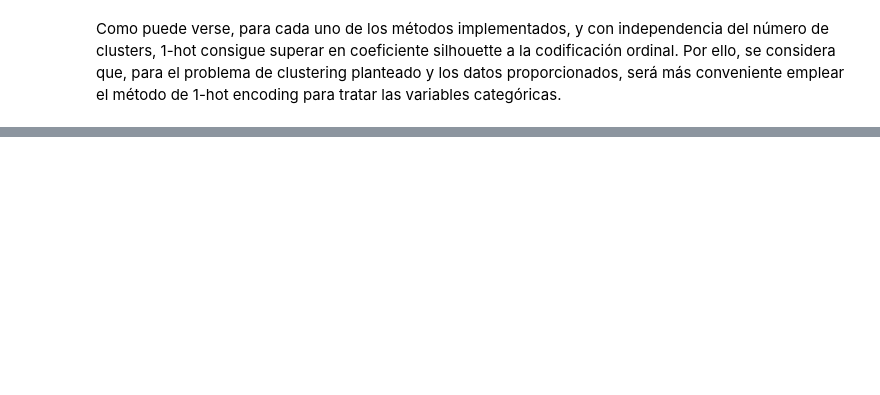
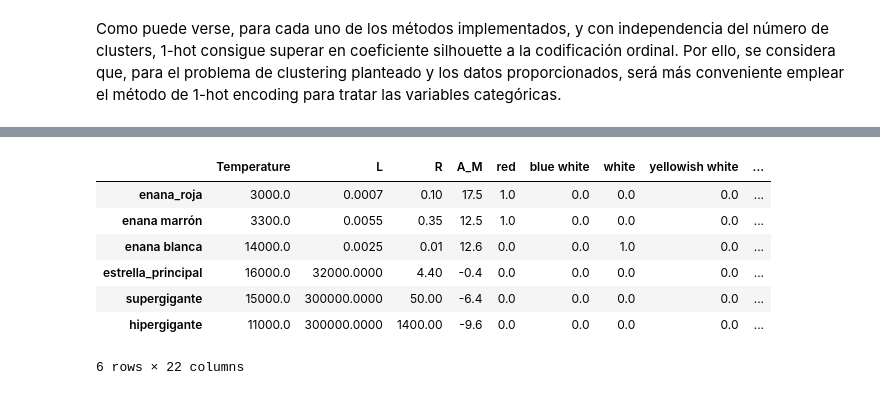
Before and after one commit to mgommez/practica2_ml, a Jupyter notebook: KMeans.ipynb, the cells around one changed output, grey strips where cells are left out. Drawn from its saved outputs; the diff is of its cells as text; code cells hidden in the pictures; blank space fills up the shorter version.

Commit message:
Comparación final, diccionario estrellas y selección del mejor método.

```diff
--- a/KMeans.ipynb
+++ b/KMeans.ipynb
@@ -1262,0 +1330,28 @@ Como puede verse, para cada uno de los métodos implementados, y con independenc
+# %%
+#Codificación de los datos de la tabla de estrellas
+standard_stars= {
+    "enana_roja": [3000, 0.0007, 0.1, 17.5, 1, 0,0,0,0,0,0,0,0,0,0,1,0,0,0,0,1,0],
+    "enana marrón": [3300, 0.0055, 0.35, 12.5, 1, 0,0,0,0,0,0,0,0,0,0,1,0,0,0,0,0,0],
+    "enana blanca": [14000, 0.0025, 0.01, 12.6,0, 0,1,0,0,0,0,0,0,0,0,0,1,0,0,0,0,1],
+    "estrella_principal": [16000, 32000, 4.4, -0.4, 0, 0,0,0,0,0,0,1,0,0,0,1,1,0,0,0,0,0],
+    "supergigante": [15000, 300000, 50, -6.4, 0, 0,0,0,0,0,0,1,0,0,0,1,1,0,0,0,0,0 ],
+    "hipergigante": [11000, 300000, 1400, -9.6, 0, 0,0,0,0,0,0,0,0,1,0,1,1,0,0,0,0,0 ]}
+
+# Definir las etiquetas para cada valor
+labels = ['Temperature', 'L', 'R', 'A_M', 'red', 'blue white', 'white', 'yellowish white', 'pale yellow orange', 'blue',
+          'whitish', 'yellow white', 'orange', 'yellowish', 'orange-red', 'M', 'B', 'A', 'F', 'O', 'K', 'G']
+
+# Convertir el diccionario en un DataFrame
+standard_stars = pd.DataFrame(standard_stars, index=labels).T
+
+
+standard_stars
+# %% [output]
+|  | Temperature | L | R | A_M | red | blue white | white | yellowish white | ... |
+| enana_roja | 3000.0 | 0.0007 | 0.10 | 17.5 | 1.0 | 0.0 | 0.0 | 0.0 | ... |
+| enana marrón | 3300.0 | 0.0055 | 0.35 | 12.5 | 1.0 | 0.0 | 0.0 | 0.0 | ... |
+| enana blanca | 14000.0 | 0.0025 | 0.01 | 12.6 | 0.0 | 0.0 | 1.0 | 0.0 | ... |
+| estrella_principal | 16000.0 | 32000.0000 | 4.40 | -0.4 | 0.0 | 0.0 | 0.0 | 0.0 | ... |
+| supergigante | 15000.0 | 300000.0000 | 50.00 | -6.4 | 0.0 | 0.0 | 0.0 | 0.0 | ... |
+| hipergigante | 11000.0 | 300000.0000 | 1400.00 | -9.6 | 0.0 | 0.0 | 0.0 | 0.0 | ... |
+6 rows × 22 columns
```
Also changed, not shown: parts of 39 cells of this notebook.
